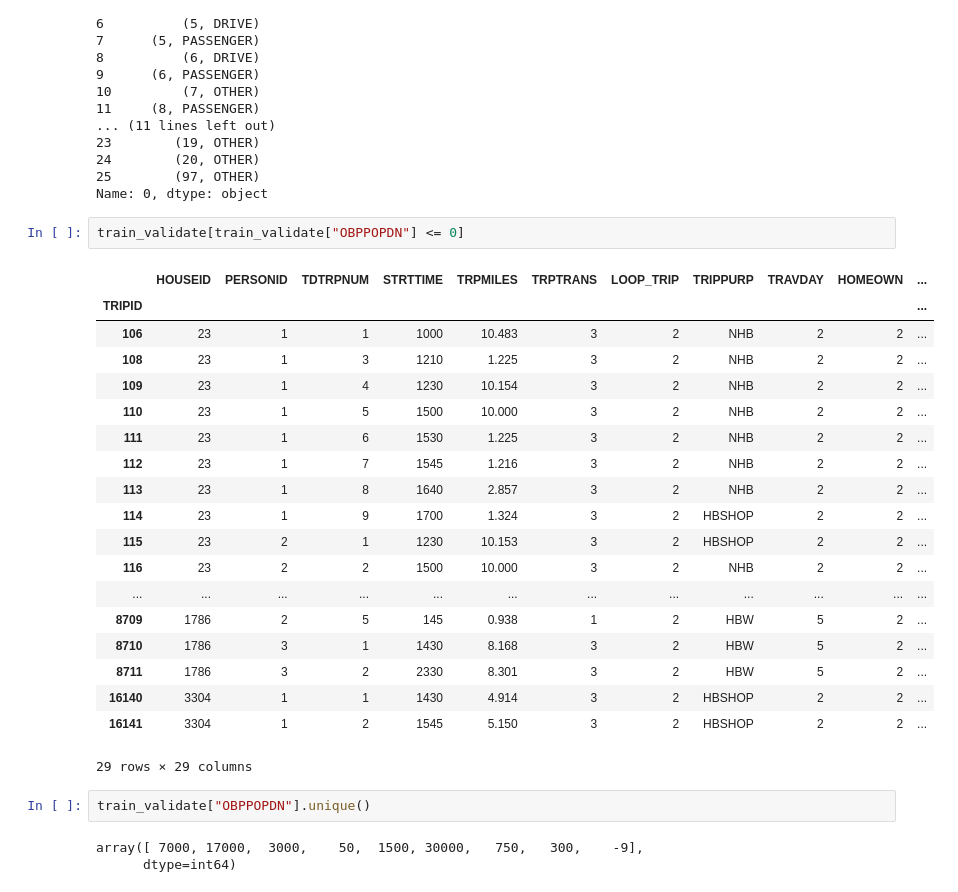
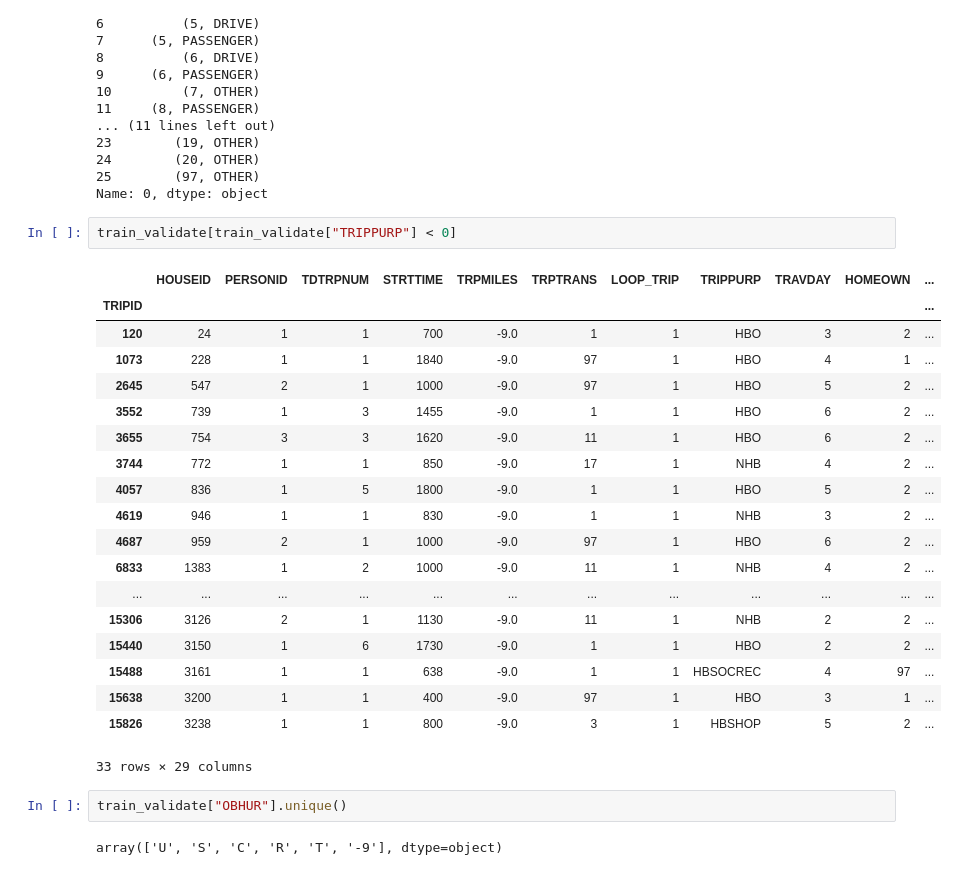
Before and after one commit to bataillard/DAMiT, a Jupyter notebook: ML Mode Choice/Model_NHTS_mode_choice.ipynb, the cells around one changed output. Drawn from its saved outputs; the diff is of its cells as text.

```diff
--- a/ML Mode Choice/Model_NHTS_mode_choice.ipynb
+++ b/ML Mode Choice/Model_NHTS_mode_choice.ipynb
@@ -107,29 +153,28 @@ pd.DataFrame(train_validate[["TRPTRANS", "TRAVELMODE"]].groupby(by=["TRPTRANS",
 25        (97, OTHER)
 Name: 0, dtype: object
 # %%
-train_validate[train_validate["OBPPOPDN"] <= 0]
+train_validate[train_validate["TRIPPURP"] < 0]
 # %% [output]
 |  | HOUSEID | PERSONID | TDTRPNUM | STRTTIME | TRPMILES | TRPTRANS | LOOP_TRIP | TRIPPURP | TRAVDAY | HOMEOWN | ... |
 | TRIPID |  |  |  |  |  |  |  |  |  |  | ... |
-| 106 | 23 | 1 | 1 | 1000 | 10.483 | 3 | 2 | NHB | 2 | 2 | ... |
-| 108 | 23 | 1 | 3 | 1210 | 1.225 | 3 | 2 | NHB | 2 | 2 | ... |
-| 109 | 23 | 1 | 4 | 1230 | 10.154 | 3 | 2 | NHB | 2 | 2 | ... |
-| 110 | 23 | 1 | 5 | 1500 | 10.000 | 3 | 2 | NHB | 2 | 2 | ... |
-| 111 | 23 | 1 | 6 | 1530 | 1.225 | 3 | 2 | NHB | 2 | 2 | ... |
-| 112 | 23 | 1 | 7 | 1545 | 1.216 | 3 | 2 | NHB | 2 | 2 | ... |
-| 113 | 23 | 1 | 8 | 1640 | 2.857 | 3 | 2 | NHB | 2 | 2 | ... |
-| 114 | 23 | 1 | 9 | 1700 | 1.324 | 3 | 2 | HBSHOP | 2 | 2 | ... |
-| 115 | 23 | 2 | 1 | 1230 | 10.153 | 3 | 2 | HBSHOP | 2 | 2 | ... |
-| 116 | 23 | 2 | 2 | 1500 | 10.000 | 3 | 2 | NHB | 2 | 2 | ... |
+| 120 | 24 | 1 | 1 | 700 | -9.0 | 1 | 1 | HBO | 3 | 2 | ... |
+| 1073 | 228 | 1 | 1 | 1840 | -9.0 | 97 | 1 | HBO | 4 | 1 | ... |
+| 2645 | 547 | 2 | 1 | 1000 | -9.0 | 97 | 1 | HBO | 5 | 2 | ... |
+| 3552 | 739 | 1 | 3 | 1455 | -9.0 | 1 | 1 | HBO | 6 | 2 | ... |
+| 3655 | 754 | 3 | 3 | 1620 | -9.0 | 11 | 1 | HBO | 6 | 2 | ... |
+| 3744 | 772 | 1 | 1 | 850 | -9.0 | 17 | 1 | NHB | 4 | 2 | ... |
+| 4057 | 836 | 1 | 5 | 1800 | -9.0 | 1 | 1 | HBO | 5 | 2 | ... |
+| 4619 | 946 | 1 | 1 | 830 | -9.0 | 1 | 1 | NHB | 3 | 2 | ... |
+| 4687 | 959 | 2 | 1 | 1000 | -9.0 | 97 | 1 | HBO | 6 | 2 | ... |
+| 6833 | 1383 | 1 | 2 | 1000 | -9.0 | 11 | 1 | NHB | 4 | 2 | ... |
 | ... | ... | ... | ... | ... | ... | ... | ... | ... | ... | ... | ... |
-| 8709 | 1786 | 2 | 5 | 145 | 0.938 | 1 | 2 | HBW | 5 | 2 | ... |
-| 8710 | 1786 | 3 | 1 | 1430 | 8.168 | 3 | 2 | HBW | 5 | 2 | ... |
-| 8711 | 1786 | 3 | 2 | 2330 | 8.301 | 3 | 2 | HBW | 5 | 2 | ... |
-| 16140 | 3304 | 1 | 1 | 1430 | 4.914 | 3 | 2 | HBSHOP | 2 | 2 | ... |
-| 16141 | 3304 | 1 | 2 | 1545 | 5.150 | 3 | 2 | HBSHOP | 2 | 2 | ... |
+| 15306 | 3126 | 2 | 1 | 1130 | -9.0 | 11 | 1 | NHB | 2 | 2 | ... |
+| 15440 | 3150 | 1 | 6 | 1730 | -9.0 | 1 | 1 | HBO | 2 | 2 | ... |
+| 15488 | 3161 | 1 | 1 | 638 | -9.0 | 1 | 1 | HBSOCREC | 4 | 97 | ... |
+| 15638 | 3200 | 1 | 1 | 400 | -9.0 | 97 | 1 | HBO | 3 | 1 | ... |
+| 15826 | 3238 | 1 | 1 | 800 | -9.0 | 3 | 1 | HBSHOP | 5 | 2 | ... |
-29 rows × 29 columns
+33 rows × 29 columns
 # %%
-train_validate["OBPPOPDN"].unique()
+train_validate["OBHUR"].unique()
 # %% [output]
-array([ 7000, 17000,  3000,    50,  1500, 30000,   750,   300,    -9],
-      dtype=int64)
+array(['U', 'S', 'C', 'R', 'T', '-9'], dtype=object)
```
Also changed, not shown: parts of 5 cells of this notebook, 1 other file.
